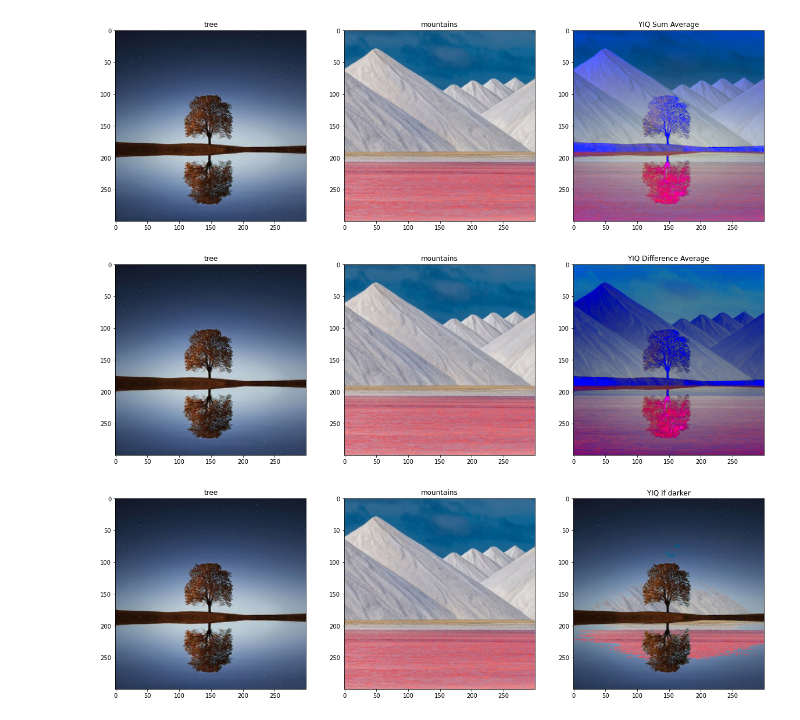
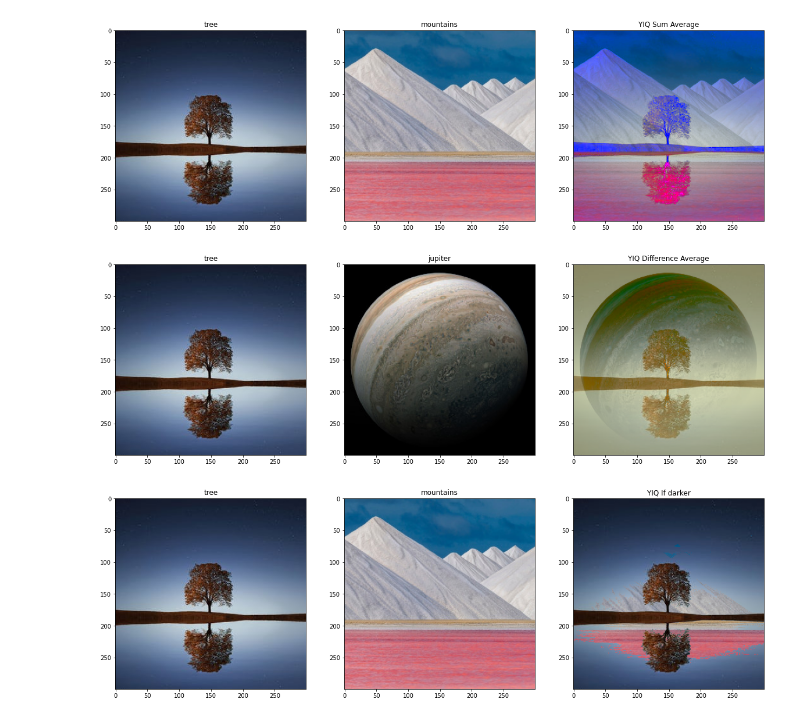
Before and after one commit to fares-mldev/uns-pdi2021, a Jupyter notebook: tp3/PDI_TP3_Aritmetica_de_pixeles.ipynb, the cells around one changed output. Saved outputs shown, nothing was run; the diff lists cells and outputs as text; code cells hidden in the pictures.

```diff
--- a/tp3/PDI_TP3_Aritmetica_de_pixeles.ipynb
+++ b/tp3/PDI_TP3_Aritmetica_de_pixeles.ipynb
@@ -221,10 +221,10 @@ def diff_yiq_clip(im1: np.array,im2: np.array) -> np.array:
   ret_img_yiq[:,:,0] = np.clip(ret_img_yiq[:,:,0] ,0,1.0)
 
   # Calculate Chrominances
-  #I = (Y1 * I1 + Y2 * I2) / (Y1 + Y2)
-  ret_img_yiq[:,:,1] = (im1_yiq[:,:,0] * im1_yiq[:,:,1] +  im2_yiq[:,:,0] * im2_yiq[:,:,1]) / (im1_yiq[:,:,0] + im1_yiq[:,:,0] + small_value)
-  #Q := (Y1 * Q1 + Y2 * Q2) / (Y1 + Y2)
-  ret_img_yiq[:,:,2] = (im1_yiq[:,:,0] * im1_yiq[:,:,2] +  im2_yiq[:,:,0] * im2_yiq[:,:,2]) / (im1_yiq[:,:,0] + im1_yiq[:,:,0] + small_value)
+  #I = (Y1 * I1 - Y2 * I2) / (Y1 + Y2)
+  ret_img_yiq[:,:,1] = (im1_yiq[:,:,0] * im1_yiq[:,:,1] -  im2_yiq[:,:,0] * im2_yiq[:,:,1]) / (im1_yiq[:,:,0] + im1_yiq[:,:,0] + small_value)
+  #Q := (Y1 * Q1 - Y2 * Q2) / (Y1 + Y2)
+  ret_img_yiq[:,:,2] = (im1_yiq[:,:,0] * im1_yiq[:,:,2] -  im2_yiq[:,:,0] * im2_yiq[:,:,2]) / (im1_yiq[:,:,0] + im1_yiq[:,:,0] + small_value)
 
   # Convert to RGB and return result
   ret_img = convert_yiq2rgb(ret_img_yiq)
@@ -249,10 +249,10 @@ def diff_yiq_avg(im1: np.array,im2: np.array) -> np.array:
   ret_img_yiq[:,:,0] = im1_yiq[:,:,0] * 0.5 - im2_yiq[:,:,0] * 0.5 + 0.5
 
   # Calculate Chrominances
-  #I = (Y1 * I1 + Y2 * I2) / (Y1 + Y2)
-  ret_img_yiq[:,:,1] = (im1_yiq[:,:,0] * im1_yiq[:,:,1] +  im2_yiq[:,:,0] * im2_yiq[:,:,1]) / (im1_yiq[:,:,0] + im1_yiq[:,:,0] + small_value)
-  #Q := (Y1 * Q1 + Y2 * Q2) / (Y1 + Y2)
-  ret_img_yiq[:,:,2] = (im1_yiq[:,:,0] * im1_yiq[:,:,2] +  im2_yiq[:,:,0] * im2_yiq[:,:,2]) / (im1_yiq[:,:,0] + im1_yiq[:,:,0] + small_value)
+  #I = (Y1 * I1 - Y2 * I2) / (Y1 + Y2)
+  ret_img_yiq[:,:,1] = (im1_yiq[:,:,0] * im1_yiq[:,:,1] - im2_yiq[:,:,0] * im2_yiq[:,:,1]) / (im1_yiq[:,:,0] + im1_yiq[:,:,0] + small_value)
+  #Q := (Y1 * Q1 - Y2 * Q2) / (Y1 + Y2)
+  ret_img_yiq[:,:,2] = (im1_yiq[:,:,0] * im1_yiq[:,:,2] - im2_yiq[:,:,0] * im2_yiq[:,:,2]) / (im1_yiq[:,:,0] + im1_yiq[:,:,0] + small_value)
 
   # Convert to RGB and return result
   ret_img = convert_yiq2rgb(ret_img_yiq)
@@ -412,29 +412,29 @@ plot_outputs(outputs)
 # %%
 #@title YIQ Difference Operations { run: "auto" }
 
 image1 = "tree" #@param ["tree","jupiter","water","dunes","mountains"]
-image2 = "mountains" #@param ["tree","jupiter","water","dunes","mountains"]
+image2 = "jupiter" #@param ["tree","jupiter","water","dunes","mountains"]
 operation = "Average" #@param ["Clipping","Average"]
 
 outputs = {}
 
 # Load images
 outputs[image1] = get_image(image1)
 outputs[image2] = get_image(image2)
 
 # Operation description
 output = "YIQ Difference " + operation
 
 # Select operation
 if operation == "Clipping":
   outputs[output] = diff_yiq_clip(outputs[image1],outputs[image2])
 
 if operation == "Average":
   outputs[output] = diff_yiq_avg(outputs[image1],outputs[image2])
 
 plot_outputs(outputs)
 # %% [output]
-[figure, old version]
+[figure, new version]
 # %%
 #@title Other YIQ Operations { run: "auto" }
 
```
